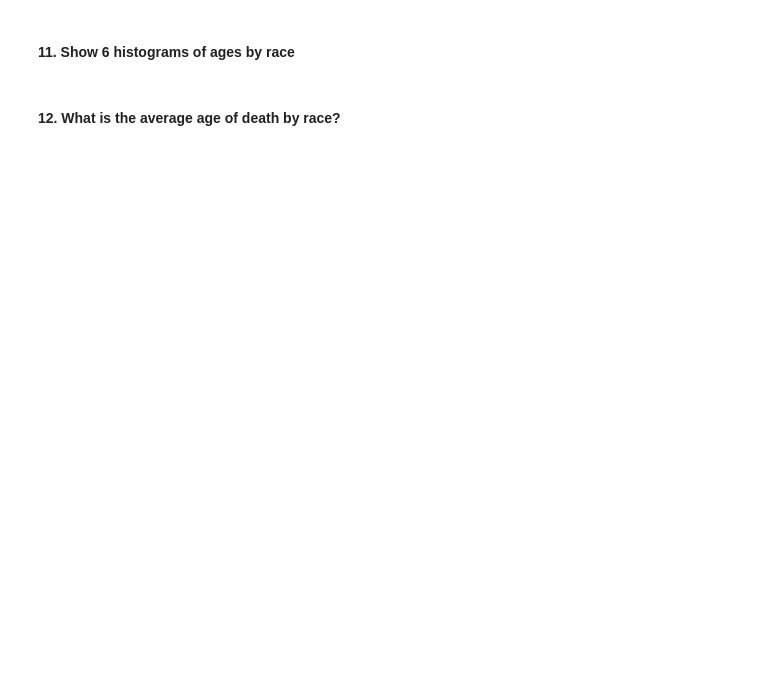
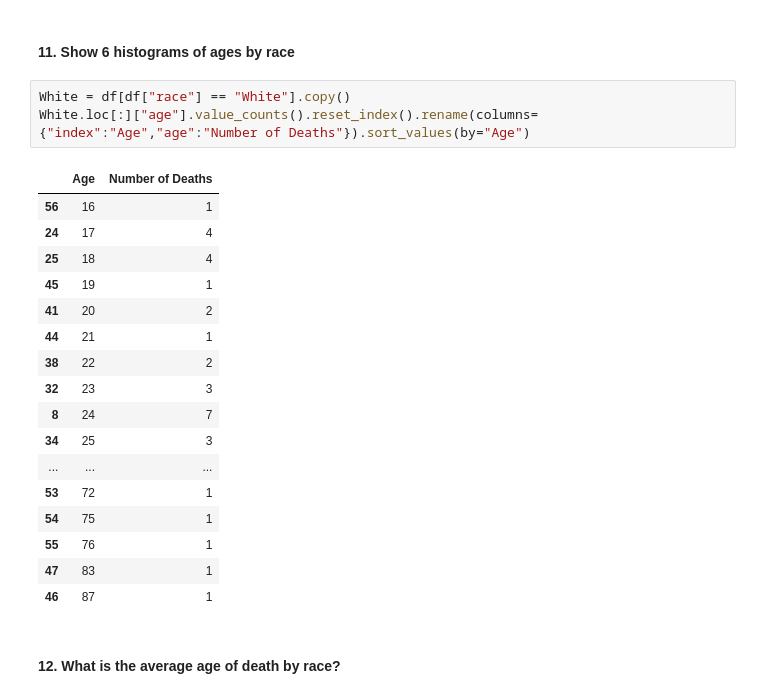
Before and after one commit to krdwan/Data-Science-Repository, a Jupyter notebook: hw_2/Homework 2 - part 2 police shootings.ipynb, the cells around one changed output. Cells and saved outputs as stored; diff of their text form; blank space fills up the shorter version.

```diff
--- a/hw_2/Homework 2 - part 2 police shootings.ipynb
+++ b/hw_2/Homework 2 - part 2 police shootings.ipynb
@@ -122,4 +169,25 @@ unarmed
 # %% [markdown]
 #### 11. Show 6 histograms of ages by race
+# %%
+White = df[df["race"] == "White"].copy()
+White.loc[:]["age"].value_counts().reset_index().rename(columns={"index":"Age","age":"Number of Deaths"}).sort_values(by="Age")
+# %% [output]
+|  | Age | Number of Deaths |
+| 56 | 16 | 1 |
+| 24 | 17 | 4 |
+| 25 | 18 | 4 |
+| 45 | 19 | 1 |
+| 41 | 20 | 2 |
+| 44 | 21 | 1 |
+| 38 | 22 | 2 |
+| 32 | 23 | 3 |
+| 8 | 24 | 7 |
+| 34 | 25 | 3 |
+| ... | ... | ... |
+| 53 | 72 | 1 |
+| 54 | 75 | 1 |
+| 55 | 76 | 1 |
+| 47 | 83 | 1 |
+| 46 | 87 | 1 |
 # %% [markdown]
 #### 12. What is the average age of death by race?
```
Also changed, not shown: parts of 6 cells of this notebook.
